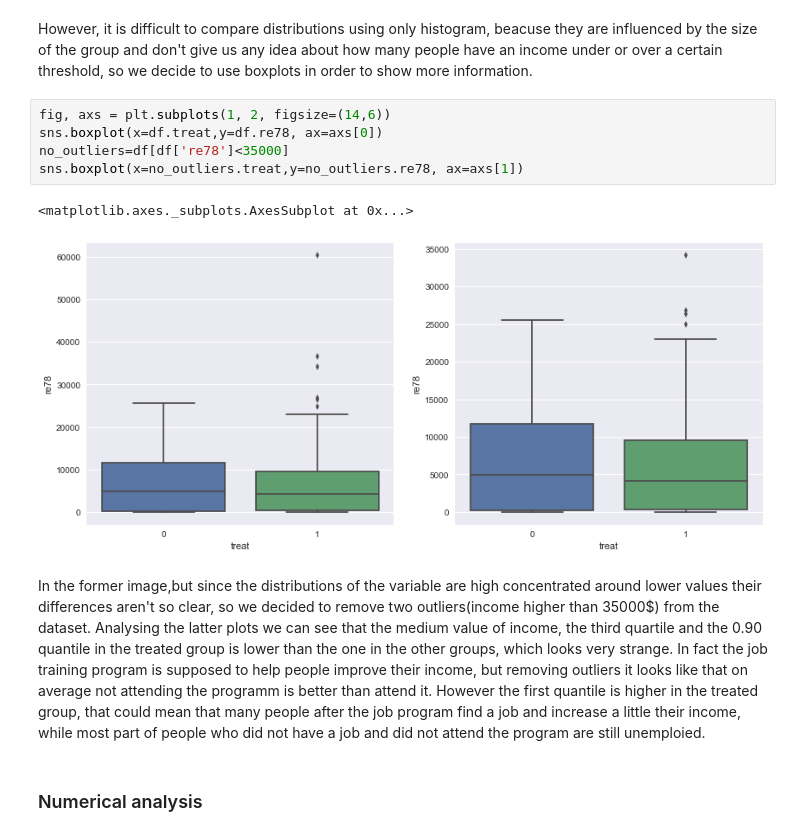
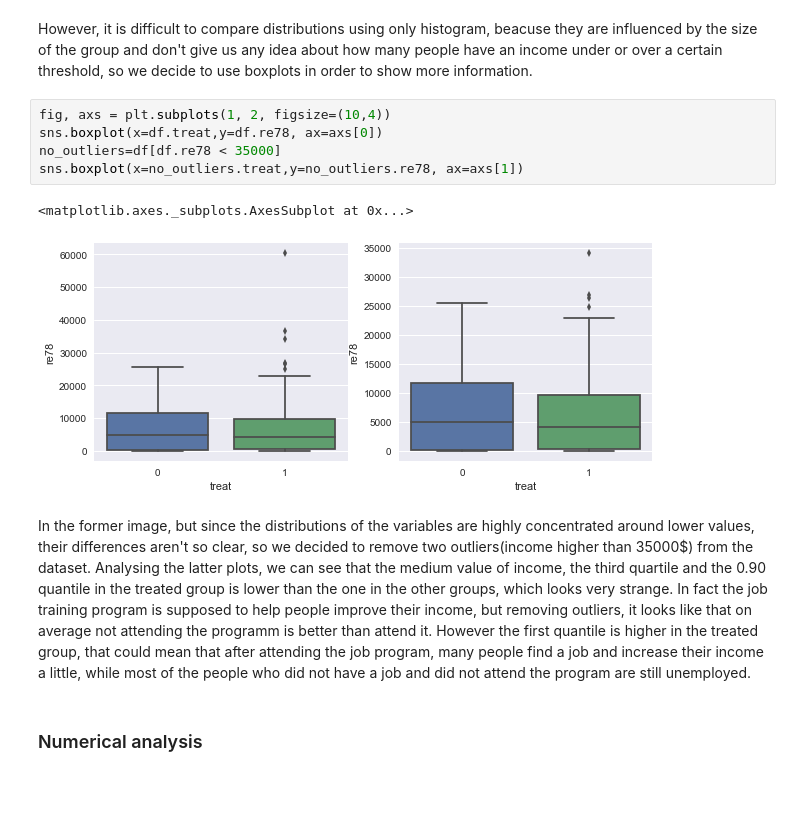
Before and after one commit to zenhaeus/cs-401, a Jupyter notebook: 04 - Applied ML/Homework-04.ipynb, the cells around one changed output. Cells and saved outputs as stored; diff of their text form; blank space fills up the shorter version.

```diff
--- a/04 - Applied ML/Homework-04.ipynb
+++ b/04 - Applied ML/Homework-04.ipynb
@@ -110,15 +110,15 @@ We first notice from the first two plots that the distribution of the two groups
 # %% [markdown]
 However, it is difficult to compare distributions using only histogram, beacuse they are influenced by the size of the group and don't give us any idea about how many people have an income under or over a certain threshold, so we decide to use boxplots in order to show more information.
 # %%
-fig, axs = plt.subplots(1, 2, figsize=(14,6))
+fig, axs = plt.subplots(1, 2, figsize=(10,4))
 sns.boxplot(x=df.treat,y=df.re78, ax=axs[0])
-no_outliers=df[df['re78']<35000]
+no_outliers=df[df.re78 < 35000]
 sns.boxplot(x=no_outliers.treat,y=no_outliers.re78, ax=axs[1])
 # %% [output]
 <matplotlib.axes._subplots.AxesSubplot at 0x...>
-[figure, old version]
+[figure, new version]
 # %% [markdown]
-In the former image,but since the distributions of the variable are high concentrated around lower values their differences aren't so clear, so we decided to remove two outliers(income higher than 35000$) from the dataset. Analysing the latter plots we can see that the medium value of income, the third quartile and the 0.90 quantile in the treated group is lower than the one in the other groups, which looks very strange. In fact the job training program is supposed to help people improve their income, but removing outliers it looks like that on average not attending the programm is better than attend it. However the first quantile is higher in the treated group, that could mean that many people after the job program find a job and increase a little their income, while most part of people who did not have a job and did not attend the program are still unemploied.
+In the former image, but since the distributions of the variables are highly concentrated around lower values, their differences aren't so clear, so we decided to remove two outliers(income higher than 35000$) from the dataset. Analysing the latter plots, we can see that the medium value of income, the third quartile and the 0.90 quantile in the treated group is lower than the one in the other groups, which looks very strange. In fact the job training program is supposed to help people improve their income, but removing outliers, it looks like that on average not attending the programm is better than attend it. However the first quantile is higher in the treated group, that could mean that after attending the job program, many people find a job and increase their income a little, while most of the people who did not have a job and did not attend the program are still unemployed.
 # %% [markdown]
 ### Numerical analysis
 # %%
```
Also changed, not shown: parts of 2 cells of this notebook.
